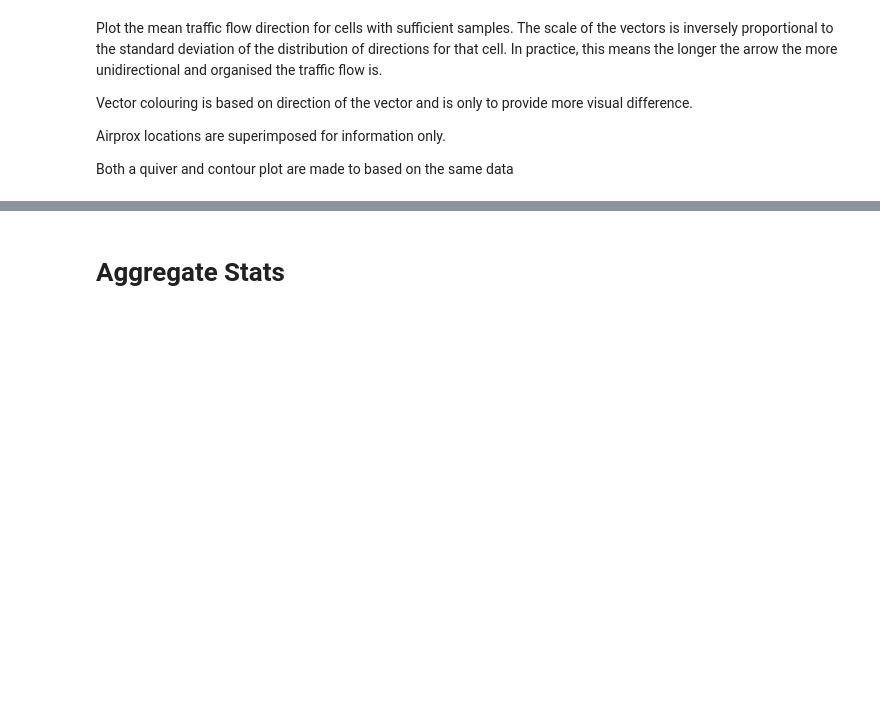
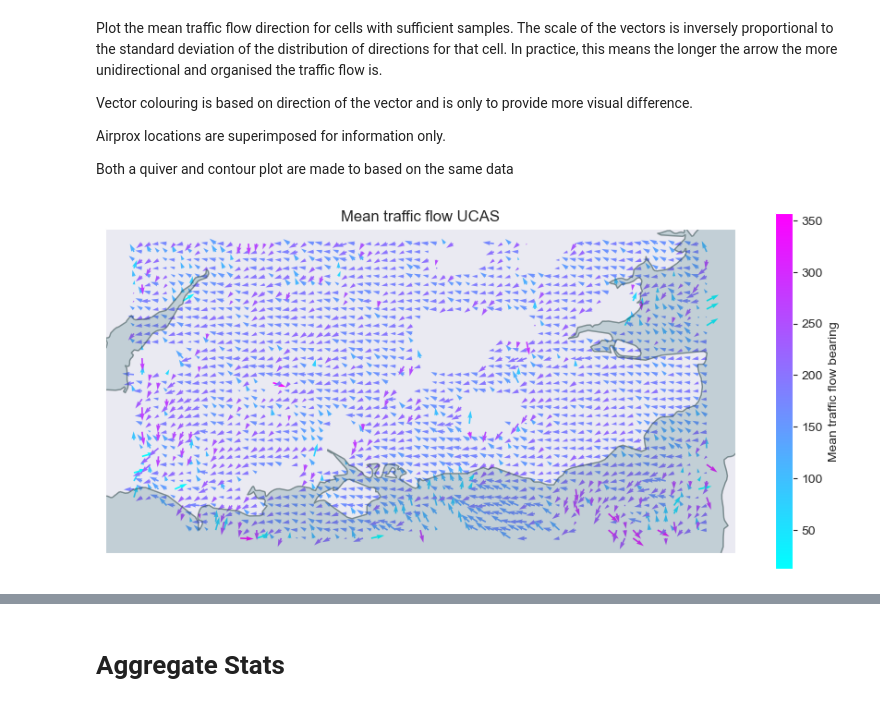
Before and after one commit to aliaksei135/sandbox, a Jupyter notebook: tfc_dists/notebooks/airprox_corr.ipynb, the cells around one changed output, grey strips where cells are left out. Cells and saved outputs as stored; diff of their text form; code cells hidden in the pictures; blank space fills up the shorter version.

```diff
--- a/tfc_dists/notebooks/airprox_corr.ipynb
+++ b/tfc_dists/notebooks/airprox_corr.ipynb
@@ -376,30 +410,32 @@ Airprox locations are superimposed for information only.
 Both a quiver and contour plot are made to based on the same data
 # %%
 fig, ax = plt.subplots(
-    1, 1, figsize=(11, 11), subplot_kw=dict(projection=Projection('epsg:3857')),
+    1, 1, figsize=(11, 5), subplot_kw=dict(projection=Projection('epsg:3857')),
 )
 
 ax.add_feature(countries())
 ax.add_feature(lakes())
 ax.add_feature(ocean())
 
 flow = ax.quiver(tfc_mgdf['x'],
                  tfc_mgdf['y'],
                  tfc_mgdf['track_u'],
                  tfc_mgdf['track_v'],
                  tfc_mgdf['track_mean'],
                  scale_units=None,
                  cmap='cool')
 
 # aps = ax.scatter(airprox_gdf['x'], airprox_gdf['y'], c='r', marker='x')
 
-ax.set_title('Mean traffic flow')
+ax.set_title('Mean traffic flow UCAS')
 cb = fig.colorbar(flow)
-cb.set_label('Mean traffic flow')
-ax.legend([aps], ['Airprox'])
+cb.set_label('Mean traffic flow bearing')
+# ax.legend([aps], ['Airprox'])
 
 # airports['EGHQ'].point.plot(ax)
 # airports['EGHE'].point.plot(ax)
 # airports['EGHC'].point.plot(ax)
+# %% [output]
+[figure, added]
 # %%
 alt_tfc_magg = []
```
Also changed, not shown: parts of 25 cells of this notebook, 6 other files.
